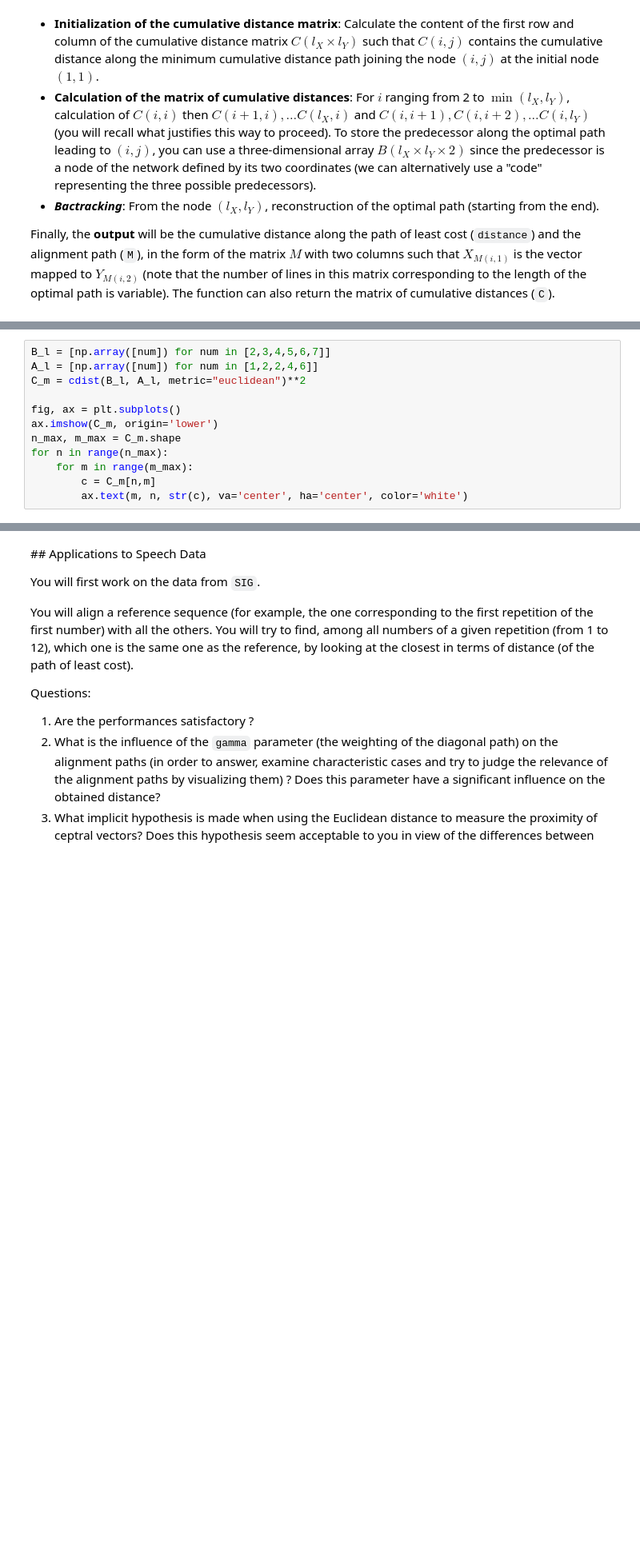
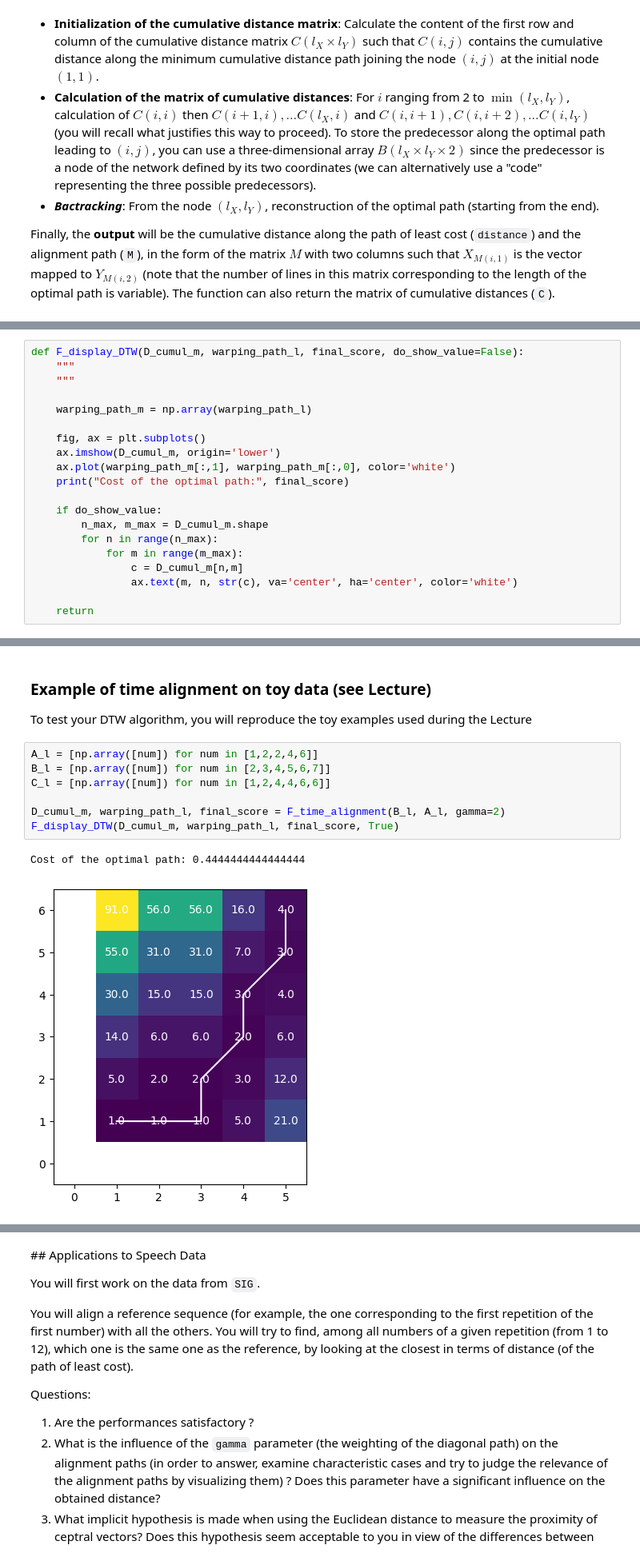
Before and after one commit to kjle/TelecomParis_Promo2025, a Jupyter notebook: TSIA206/TP1/Lab_Audio__Speech_DTW__python__2024_05_16__KANG Jiale_XIE Shifeng.ipynb, the cells around one changed output, grey strips where cells are left out. Shown: that part at 80% size. Drawn from its saved outputs; the diff is of its cells as text; blank space fills up the shorter version.

```diff
--- a/TSIA206/TP1/Lab_Audio__Speech_DTW__python__2023_12_04__student.ipynb
+++ b/TSIA206/TP1/Lab_Audio__Speech_DTW__python__2024_05_16__KANG Jiale_XIE Shifeng.ipynb
@@ -147,12 +246,20 @@ Finally, the **output** will be the cumulative distance along the path of least
 # %%
-B_l = [np.array([num]) for num in [2,3,4,5,6,7]]
-A_l = [np.array([num]) for num in [1,2,2,4,6]]
-C_m = cdist(B_l, A_l, metric="euclidean")**2
+def F_display_DTW(D_cumul_m, warping_path_l, final_score, do_show_value=False):
+    """
+    """
 
-fig, ax = plt.subplots()
-ax.imshow(C_m, origin='lower')
-n_max, m_max = C_m.shape
-for n in range(n_max):
-    for m in range(m_max):
-        c = C_m[n,m]
-        ax.text(m, n, str(c), va='center', ha='center', color='white')
+    warping_path_m = np.array(warping_path_l)
+
+    fig, ax = plt.subplots()
+    ax.imshow(D_cumul_m, origin='lower')
+    ax.plot(warping_path_m[:,1], warping_path_m[:,0], color='white')
+    print("Cost of the optimal path:", final_score)
+
+    if do_show_value:
+        n_max, m_max = D_cumul_m.shape
+        for n in range(n_max):
+            for m in range(m_max):
+                c = D_cumul_m[n,m]
+                ax.text(m, n, str(c), va='center', ha='center', color='white')
+
+    return
@@ -220,0 +266,14 @@ def F_time_alignment(X_l, Y_l, gamma):
+# %% [markdown]
+### Example of time alignment on toy data (see Lecture)
+
+To test your DTW algorithm, you will reproduce the toy examples used during the Lecture
+# %%
+A_l = [np.array([num]) for num in [1,2,2,4,6]]
+B_l = [np.array([num]) for num in [2,3,4,5,6,7]]
+C_l = [np.array([num]) for num in [1,2,4,4,6,6]]
+
+D_cumul_m, warping_path_l, final_score = F_time_alignment(B_l, A_l, gamma=2)
+F_display_DTW(D_cumul_m, warping_path_l, final_score, True)
+# %% [output]
+Cost of the optimal path: 0.4444444444444444
+[figure, added]
```
Also changed, not shown: parts of 24 cells of this notebook, 5 other files.
